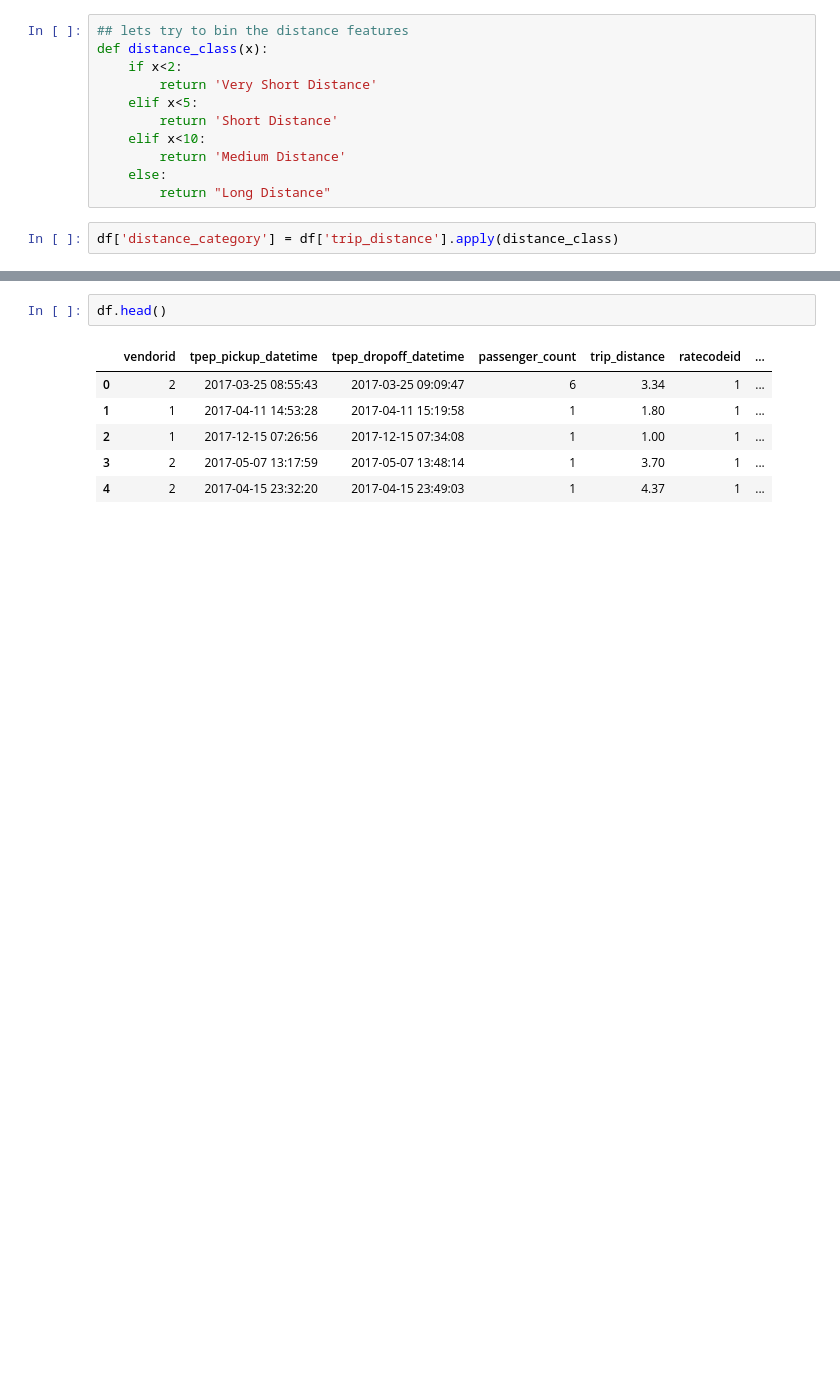
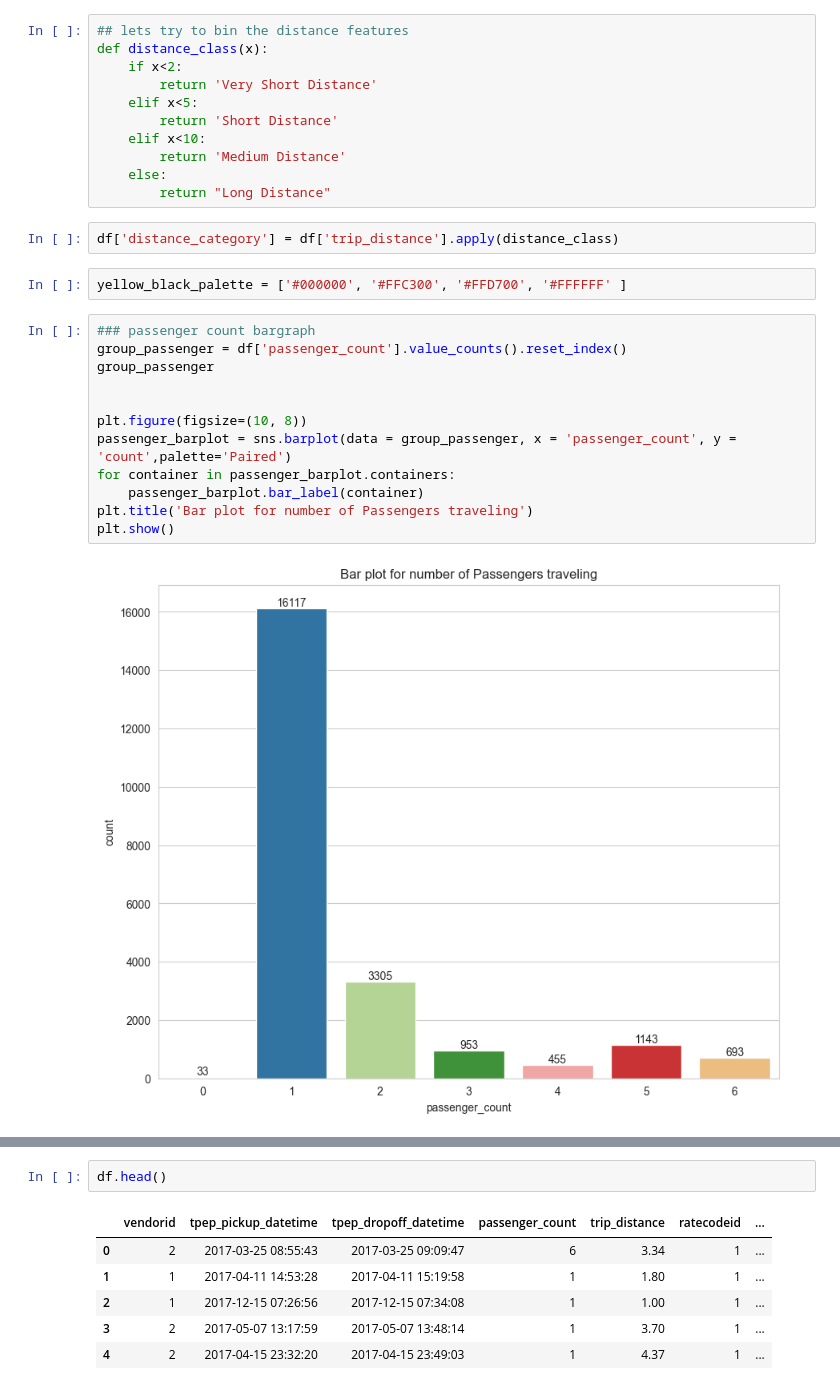
Before and after one commit to BishalJung7377/2017_yello_taxi_google_data_analytics, a Jupyter notebook: ny_taxi_data.ipynb, the cells around one changed output, grey strips where cells are left out. Cells and saved outputs as stored; diff of their text form; blank space fills up the shorter version.

```diff
--- a/ny_taxi_data.ipynb
+++ b/ny_taxi_data.ipynb
@@ -315,3 +315,19 @@ def distance_class(x):
         return "Long Distance"
 # %%
 df['distance_category'] = df['trip_distance'].apply(distance_class)
+# %%
+yellow_black_palette = ['#000000', '#FFC300', '#FFD700', '#FFFFFF' ]
+# %%
+### passenger count bargraph
+group_passenger = df['passenger_count'].value_counts().reset_index()
+group_passenger
+
+
+plt.figure(figsize=(10, 8))
+passenger_barplot = sns.barplot(data = group_passenger, x = 'passenger_count', y = 'count',palette='Paired')
+for container in passenger_barplot.containers:
+    passenger_barplot.bar_label(container)
+plt.title('Bar plot for number of Passengers traveling')
+plt.show()
+# %% [output]
+[figure, added]
```
Also changed, not shown: parts of 6 cells of this notebook.
